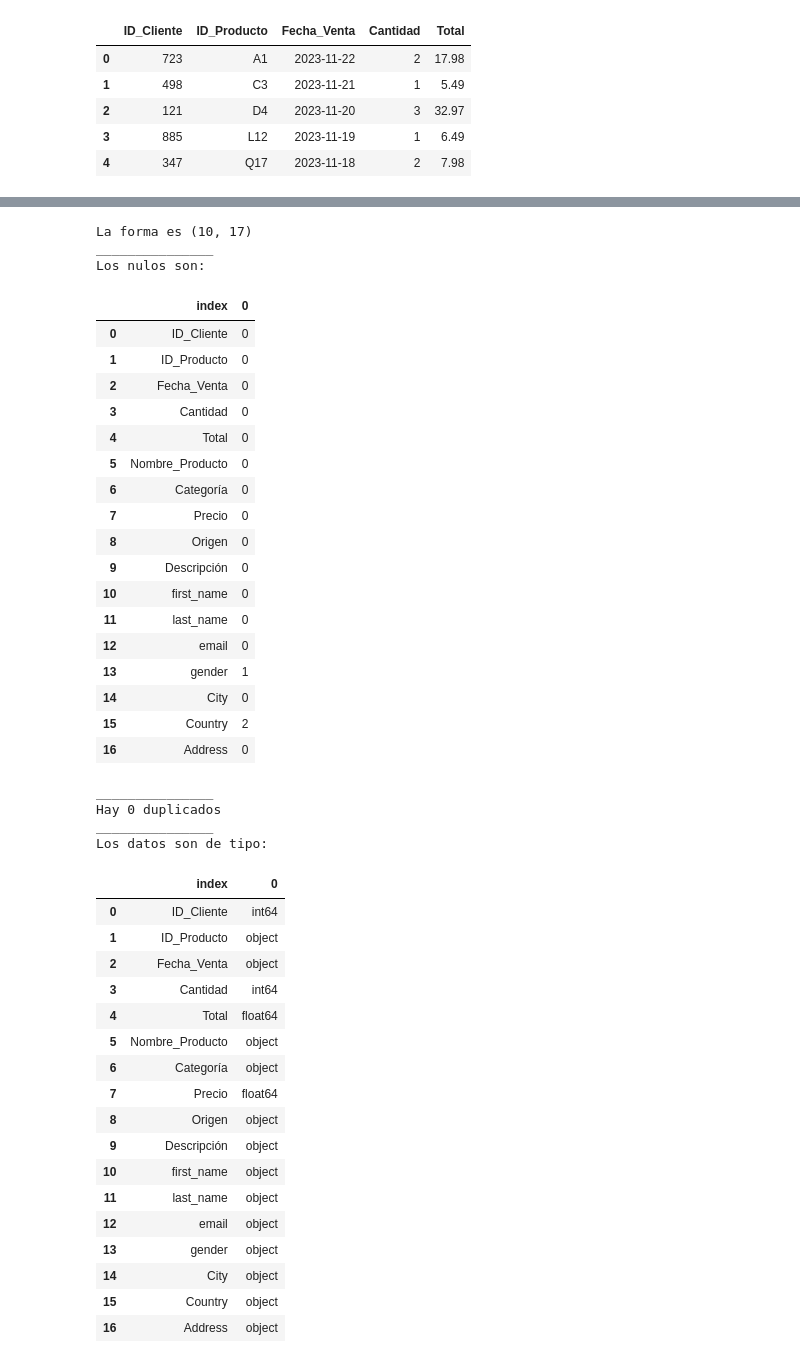
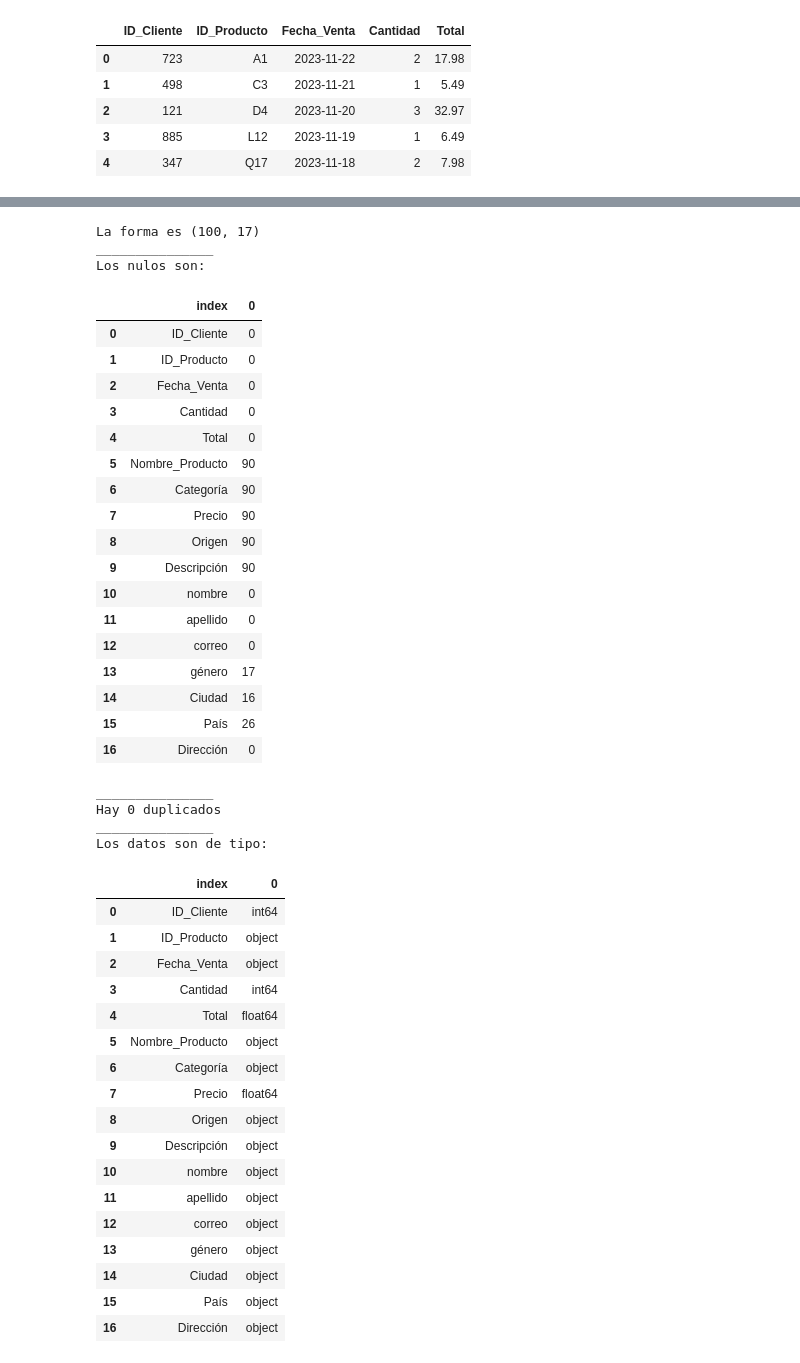
Before and after one commit to patriciamromero/promoG-modulo3-sprint2-pairprogramming-Alejandra-Mar-a-Patricia, a Jupyter notebook: ETL_1.ipynb, the cells around one changed output, grey strips where cells are left out. Cells and saved outputs as stored; diff of their text form; code cells hidden in the pictures.

```diff
--- a/ETL_1.ipynb
+++ b/ETL_1.ipynb
@@ -279,7 +244,16 @@ customers.head()
 | 3 | 4 | Filmer | Eirwin | feirwin3@intel.com | NaN | Leon | Spain | 5 American Ash Road |
 | 4 | 5 | Tanhya | Lubbock | tlubbock4@huffingtonpost.com | Female | Hospitalet De Llobregat, L' | Spain | 9289 Merry Circle |
 # %%
-customers.rename(columns = {"id" : "ID_Cliente"}, inplace = True)
+customers.rename(columns = {
+        'id': 'ID_Cliente',
+        'first_name': 'nombre',
+        'last_name': 'apellido',
+        'email': 'correo',
+        'gender': 'género',
+        'City': 'Ciudad',
+        'Country': 'País',
+        'Address': 'Dirección'
+    }, inplace = True)
 # %%
 sales.head()
 # %% [output]
@@ -290,4 +264,6 @@ sales.head()
 | 3 | 885 | L12 | 2023-11-19 | 1 | 6.49 |
 | 4 | 347 | Q17 | 2023-11-18 | 2 | 7.98 |
 # %%
-merged_df = sales.merge(items, on="ID_Producto")
+#Unificar ficheros
+
+first_uni= sales.merge(items, on="ID_Producto", how="left")
@@ -303,2 +279,2 @@ merged_df.head()
 # %%
-merged_df = merged_df.merge(customers, on="ID_Cliente")
+data_final = merged_df.merge(customers, on="ID_Cliente")
@@ -314,27 +297,27 @@ merged_df.head()
 # %%
-exploracion_datos(merged_df)
+exploracion_datos(data_final)
 # %% [output]
-La forma es (10, 17)
+La forma es (100, 17)
 _______________
 Los nulos son:
 |  | index | 0 |
 | 0 | ID_Cliente | 0 |
 | 1 | ID_Producto | 0 |
 | 2 | Fecha_Venta | 0 |
 | 3 | Cantidad | 0 |
 | 4 | Total | 0 |
-| 5 | Nombre_Producto | 0 |
-| 6 | Categoría | 0 |
-| 7 | Precio | 0 |
-| 8 | Origen | 0 |
-| 9 | Descripción | 0 |
-| 10 | first_name | 0 |
-| 11 | last_name | 0 |
-| 12 | email | 0 |
-| 13 | gender | 1 |
-| 14 | City | 0 |
-| 15 | Country | 2 |
-| 16 | Address | 0 |
+| 5 | Nombre_Producto | 90 |
+| 6 | Categoría | 90 |
+| 7 | Precio | 90 |
+| 8 | Origen | 90 |
+| 9 | Descripción | 90 |
+| 10 | nombre | 0 |
+| 11 | apellido | 0 |
+| 12 | correo | 0 |
+| 13 | género | 17 |
+| 14 | Ciudad | 16 |
+| 15 | País | 26 |
+| 16 | Dirección | 0 |
 _______________
 Hay 0 duplicados
 _______________
@@ -350,13 +333,13 @@ Los datos son de tipo:
 | 7 | Precio | float64 |
 | 8 | Origen | object |
 | 9 | Descripción | object |
-| 10 | first_name | object |
-| 11 | last_name | object |
-| 12 | email | object |
-| 13 | gender | object |
-| 14 | City | object |
-| 15 | Country | object |
-| 16 | Address | object |
+| 10 | nombre | object |
+| 11 | apellido | object |
+| 12 | correo | object |
+| 13 | género | object |
+| 14 | Ciudad | object |
+| 15 | País | object |
+| 16 | Dirección | object |
 _______________
 Las columnas son Index(['ID_Cliente', 'ID_Producto', 'Fecha_Venta', 'Cantidad', 'Total',
        'Nombre_Producto', 'Categoría', 'Precio', 'Origen', 'Descripción',
```
Also changed, not shown: parts of 15 cells of this notebook, 2 other files.
